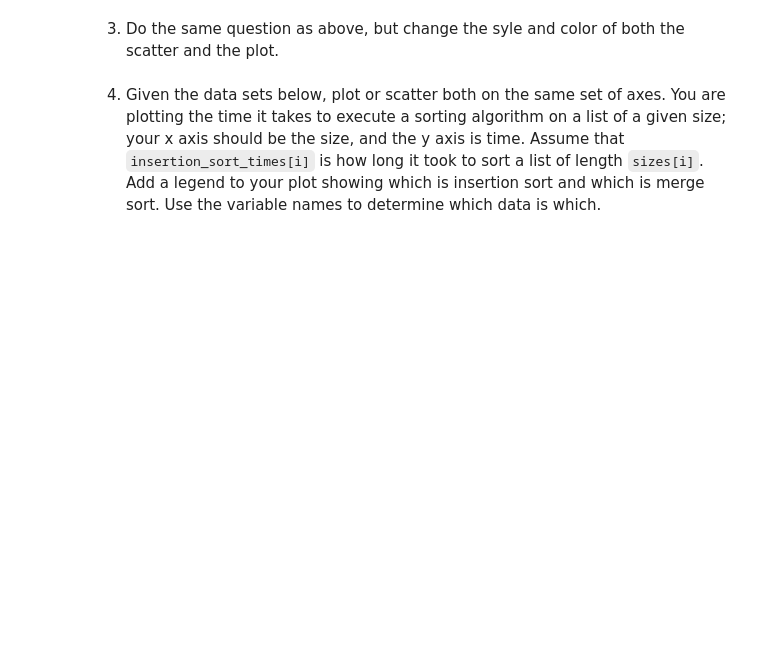
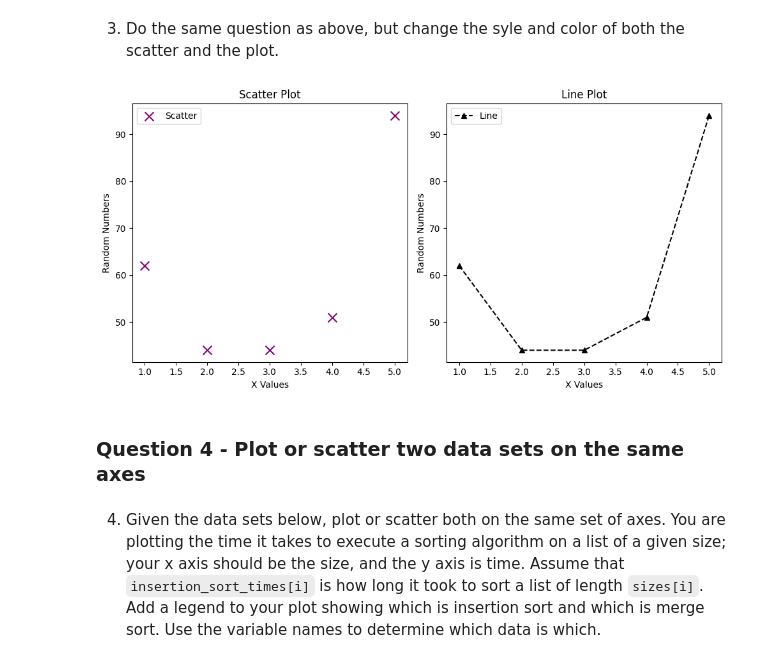
Before and after one commit to Valpal84/WK3-WM-pyplot, a Jupyter notebook: Valerie_pyplot.ipynb, the cells around one changed output. Saved outputs shown, nothing was run; the diff lists cells and outputs as text; code cells hidden in the pictures; blank space fills up the shorter version.

```diff
--- a/Valerie_pyplot.ipynb
+++ b/Valerie_pyplot.ipynb
@@ -79,5 +127,30 @@ plt.show()
 # %% [markdown]
 3. Do the same question as above, but change the syle and color of both the scatter and the plot.
+# %%
+# Create subplots using two different Axis
+fig, (ax1, ax2) = plt.subplots(1, 2, figsize=(10, 5))
+
+# Scatter plot on the first axis
+ax1.scatter(x_values, random_numbers, label = 'Scatter', marker = 'x', color='purple', s=100)
+ax1.set_title('Scatter Plot')
+ax1.set_xlabel('X Values')
+ax1.set_ylabel('Random Numbers')
+ax1.legend()
+
+# Line plot on the second axis
+ax2.plot(x_values, random_numbers, label = 'Line', color='black', linestyle='--', marker='^')
+ax2.set_title('Line Plot')
+ax2.set_xlabel('X Values')
+ax2.set_ylabel('Random Numbers')
+ax2.legend()
+
+# Show the plots
+plt.tight_layout()
+plt.show()
+# %% [output]
+[figure, added]
+# %% [markdown]
+### Question 4 - Plot or scatter two data sets on the same axes
 # %% [markdown]
 4. Given the data sets below, plot or scatter both on the same set of axes.  You are plotting the time it takes to execute a sorting algorithm on a list of a given size; your x axis should be the size, and the y axis is time.  Assume that `insertion_sort_times[i]` is how long it took to sort a list of length `sizes[i]`.  Add a legend to your plot showing which is insertion sort and which is merge sort.  Use the variable names to determine which data is which.
 # %%
```
Also changed, not shown: parts of 9 cells of this notebook, 1 other file.
